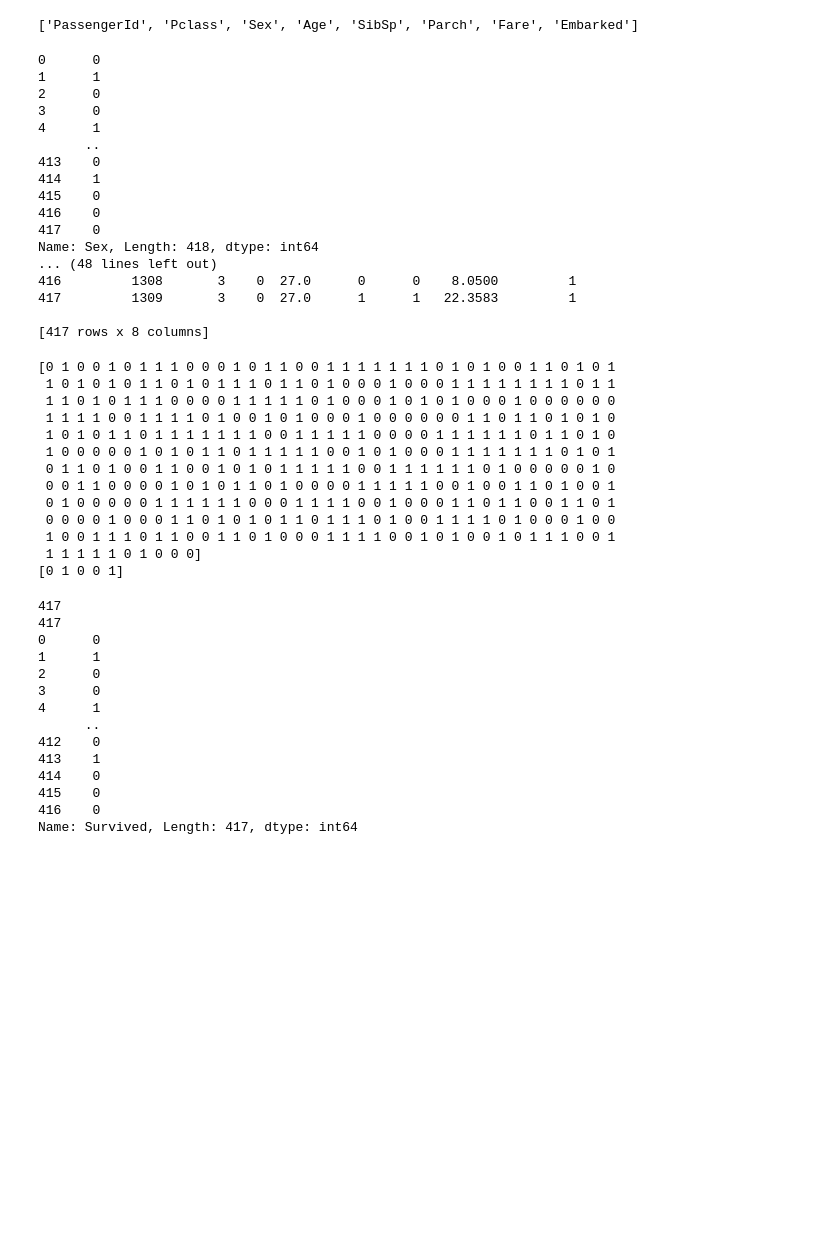
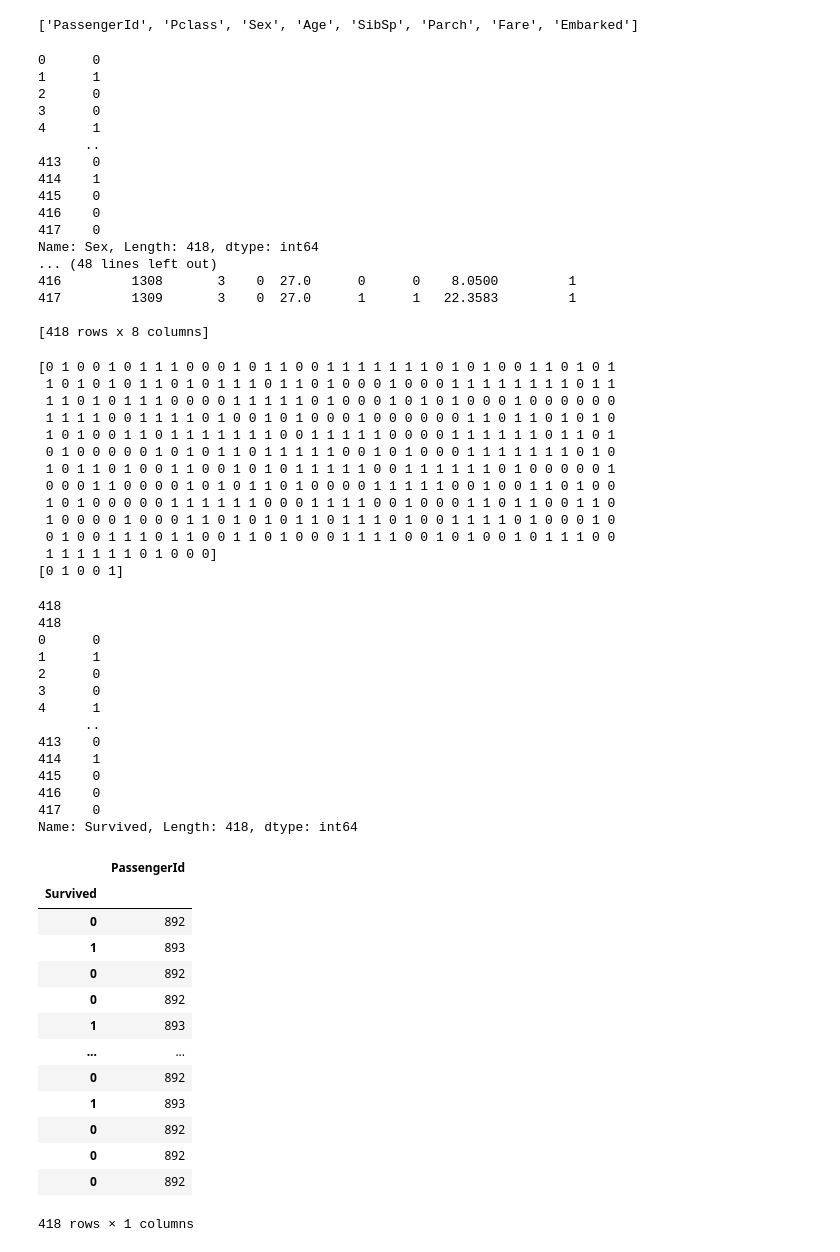
Before and after one commit to JulieHirt/Titanic, a Jupyter notebook: Titanic dataset.ipynb, the cells around one changed output. Drawn from its saved outputs; the diff is of its cells as text; code cells hidden in the pictures; blank space fills up the shorter version.

Commit message:
made some predictions

```diff
--- a/Titanic dataset.ipynb
+++ b/Titanic dataset.ipynb
@@ -453,8 +453,10 @@ print(test["Embarked"]) #show that we have replaced the letters with numbers
 ###########################extra step here because we have extra missing data
 
 #drop the missing value from fare
-test.dropna(subset=["Fare"], inplace=True) #drop missing values from embarked column
-
+#JK We CANNOT drop the missing value- this results in having the wrong number of data points
+#test.dropna(subset=["Fare"], inplace=True) #drop missing values from embarked column
+median = test['Fare'].median()#calculate the median age
+test["Fare"].fillna(median, inplace=True) #fill in the median age for all the missing values
 
 
 
@@ -482,7 +484,7 @@ Name: Sex, Length: 418, dtype: int64
 416         1308       3    0  27.0      0      0    8.0500         1
 417         1309       3    0  27.0      1      1   22.3583         1
 
-[417 rows x 8 columns]
+[418 rows x 8 columns]
 # %%
 
 
@@ -502,14 +504,14 @@ print(predictions[:5]) #print the first 5 predictions
  1 0 1 0 1 0 1 1 0 1 0 1 1 1 0 1 1 0 1 0 0 0 1 0 0 0 1 1 1 1 1 1 1 1 0 1 1
  1 1 0 1 0 1 1 1 0 0 0 0 1 1 1 1 1 0 1 0 0 0 1 0 1 0 1 0 0 0 1 0 0 0 0 0 0
  1 1 1 1 0 0 1 1 1 1 0 1 0 0 1 0 1 0 0 0 1 0 0 0 0 0 0 1 1 0 1 1 0 1 0 1 0
- 1 0 1 0 1 1 0 1 1 1 1 1 1 1 0 0 1 1 1 1 1 0 0 0 0 1 1 1 1 1 1 0 1 1 0 1 0
- 1 0 0 0 0 0 1 0 1 0 1 1 0 1 1 1 1 1 0 0 1 0 1 0 0 0 1 1 1 1 1 1 1 0 1 0 1
- 0 1 1 0 1 0 0 1 1 0 0 1 0 1 0 1 1 1 1 1 0 0 1 1 1 1 1 1 0 1 0 0 0 0 0 1 0
- 0 0 1 1 0 0 0 0 1 0 1 0 1 1 0 1 0 0 0 0 1 1 1 1 1 0 0 1 0 0 1 1 0 1 0 0 1
- 0 1 0 0 0 0 0 1 1 1 1 1 1 0 0 0 1 1 1 1 0 0 1 0 0 0 1 1 0 1 1 0 0 1 1 0 1
- 0 0 0 0 1 0 0 0 1 1 0 1 0 1 0 1 1 0 1 1 1 0 1 0 0 1 1 1 1 0 1 0 0 0 1 0 0
- 1 0 0 1 1 1 0 1 1 0 0 1 1 0 1 0 0 0 1 1 1 1 0 0 1 0 1 0 0 1 0 1 1 1 0 0 1
- 1 1 1 1 1 0 1 0 0 0]
+ 1 0 1 0 0 1 1 0 1 1 1 1 1 1 1 0 0 1 1 1 1 1 0 0 0 0 1 1 1 1 1 1 0 1 1 0 1
+ 0 1 0 0 0 0 0 1 0 1 0 1 1 0 1 1 1 1 1 0 0 1 0 1 0 0 0 1 1 1 1 1 1 1 0 1 0
+ 1 0 1 1 0 1 0 0 1 1 0 0 1 0 1 0 1 1 1 1 1 0 0 1 1 1 1 1 1 0 1 0 0 0 0 0 1
+ 0 0 0 1 1 0 0 0 0 1 0 1 0 1 1 0 1 0 0 0 0 1 1 1 1 1 0 0 1 0 0 1 1 0 1 0 0
+ 1 0 1 0 0 0 0 0 1 1 1 1 1 1 0 0 0 1 1 1 1 0 0 1 0 0 0 1 1 0 1 1 0 0 1 1 0
+ 1 0 0 0 0 1 0 0 0 1 1 0 1 0 1 0 1 1 0 1 1 1 0 1 0 0 1 1 1 1 0 1 0 0 0 1 0
+ 0 1 0 0 1 1 1 0 1 1 0 0 1 1 0 1 0 0 0 1 1 1 1 0 0 1 0 1 0 0 1 0 1 1 1 0 0
+ 1 1 1 1 1 1 0 1 0 0 0]
 [0 1 0 0 1]
 # %%
 #make a .csv file with our answers for the test data
@@ -519,38 +521,60 @@ print(predictions[:5]) #print the first 5 predictions
 #you predicted Titanic survival correctly for 70% of people.
 
 
 passengerId = test["PassengerId"]
 
 print(passengerId.size)
 
 print(predictions.size)
 
 #we need to turn predictions into a pandas Series in order to write to CSV using to_csv() method
 #https://www.geeksforgeeks.org/convert-a-numpy-array-to-a-pandas-series/#:~:text=A%20NumPy%20array%20can%20be,Series()%20function.
 
 
 predictionsseries = pd.Series(predictions)
 #https://pandas.pydata.org/docs/reference/api/pandas.Series.rename.html
 predictionsseries = predictionsseries.rename("Survived")
 
 print(predictionsseries)
 
 #Python for Data Analysis pg 176 write data to CSV
-passengerId.to_csv("ID.csv")
 
-predictionsseries.to_csv("predictions.csv")
+#you could do this code to do 2 individual CSVs
+#passengerId.to_csv("ID.csv")
+#predictionsseries.to_csv("predictions.csv")
+
+
+#ORRRR
+#combine into one dataframe
+finalanswersdf = pd.DataFrame(passengerId,predictionsseries)
+
+finalanswersdf
 # %% [output]
-417
-417
+418
+418
 0      0
 1      1
 2      0
 3      0
 4      1
       ..
-412    0
-413    1
-414    0
+413    0
+414    1
 415    0
 416    0
-Name: Survived, Length: 417, dtype: int64
+417    0
+Name: Survived, Length: 418, dtype: int64
+|  | PassengerId |
+| Survived |  |
+| 0 | 892 |
+| 1 | 893 |
+| 0 | 892 |
+| 0 | 892 |
+| 1 | 893 |
+| ... | ... |
+| 0 | 892 |
+| 1 | 893 |
+| 0 | 892 |
+| 0 | 892 |
+| 0 | 892 |
+418 rows × 1 columns
```
Also changed, not shown: 3 other files.
